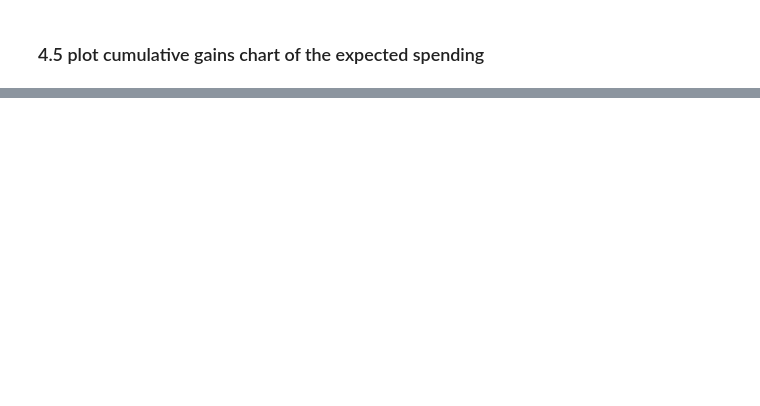
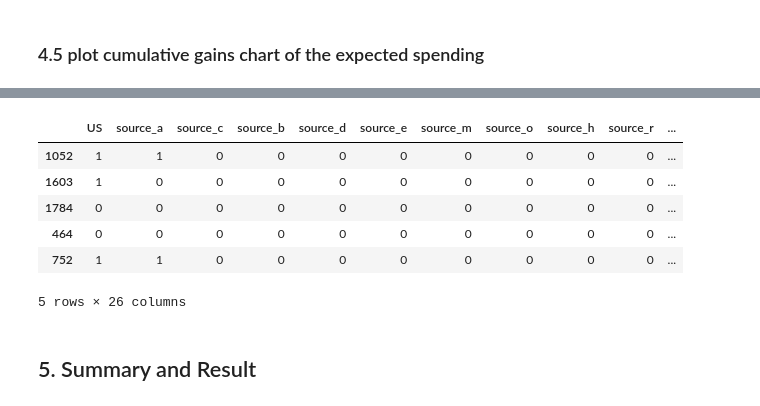
Before and after one commit to xuany823/ADS505, a Jupyter notebook: Module2/Assignment2.1.ipynb, the cells around one changed output, grey strips where cells are left out. Saved outputs shown, nothing was run; the diff lists cells and outputs as text; code cells hidden in the pictures; blank space fills up the shorter version.

```diff
--- a/Module2/Assignment2.1.ipynb
+++ b/Module2/Assignment2.1.ipynb
@@ -575,0 +675,12 @@ Validation — Regression Tree: RMSE=163.81, MAE=103.30
+# %%
+score_analysis.head()
+# %% [output]
+|  | US | source_a | source_c | source_b | source_d | source_e | source_m | source_o | source_h | source_r | ... |
+| 1052 | 1 | 1 | 0 | 0 | 0 | 0 | 0 | 0 | 0 | 0 | ... |
+| 1603 | 1 | 0 | 0 | 0 | 0 | 0 | 0 | 0 | 0 | 0 | ... |
+| 1784 | 0 | 0 | 0 | 0 | 0 | 0 | 0 | 0 | 0 | 0 | ... |
+| 464 | 0 | 0 | 0 | 0 | 0 | 0 | 0 | 0 | 0 | 0 | ... |
+| 752 | 1 | 1 | 0 | 0 | 0 | 0 | 0 | 0 | 0 | 0 | ... |
+5 rows × 26 columns
+# %% [markdown]
+## 5. Summary and Result
```
Also changed, not shown: parts of 16 cells of this notebook.
